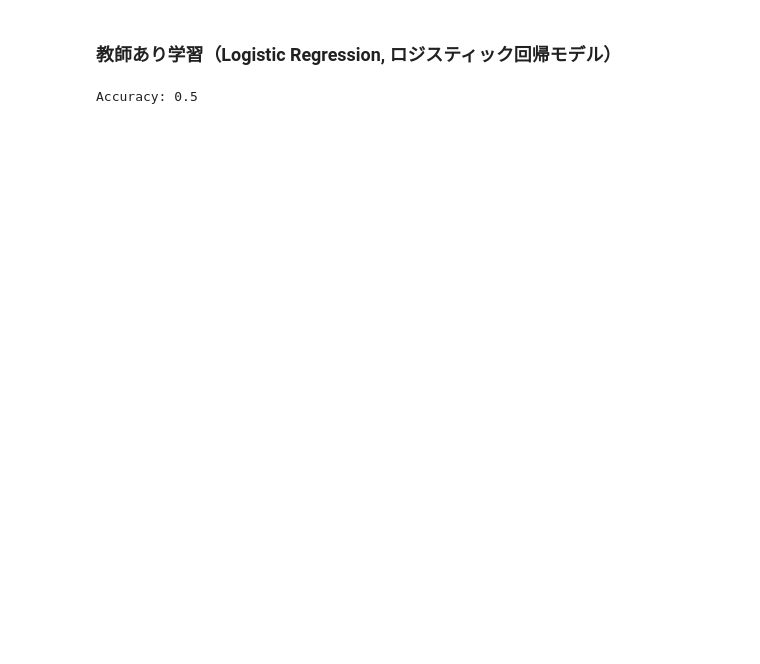
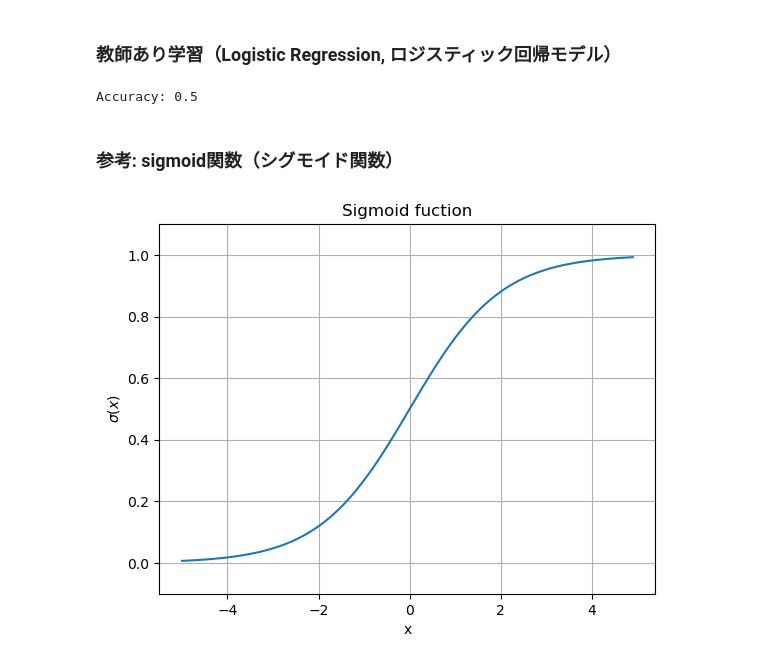
Before and after one commit to zakugus/FCP3, a Jupyter notebook: DA-4.ipynb, the cells around one changed output. Cells and saved outputs as stored; diff of their text form; code cells hidden in the pictures; blank space fills up the shorter version.

```diff
--- a/DA-4.ipynb
+++ b/DA-4.ipynb
@@ -124,3 +124,25 @@ accuracy = accuracy_score(y_test, y_pred)
 print("Accuracy:", accuracy)
 # %% [output]
 Accuracy: 0.5
+# %% [markdown]
+### 参考: sigmoid関数（シグモイド関数）
+# %%
+import numpy as np
+import matplotlib.pylab as plt
+
+def sigmoid(x):
+    return 1 / (1+np.exp(-x))
+
+x = np.arange(-5.0, 5.0, 0.1) #x=-5.0から5.0まで、0.1刻みでNumpy配列を生成する ([-5.0, -4.9, ..., 4.9])
+y = sigmoid(x) #上記で定義した関数を呼び出す
+plt.ylim(-0.1, 1.1) #y軸の範囲を指定
+plt.plot(x, y)
+
+
+plt.grid(True)
+plt.title("Sigmoid fuction")
+plt.xlabel("x")
+plt.ylabel("$\sigma(x)$")
+plt.show()
+# %% [output]
+[figure, added]
```
Also changed, not shown: parts of 2 cells of this notebook.
